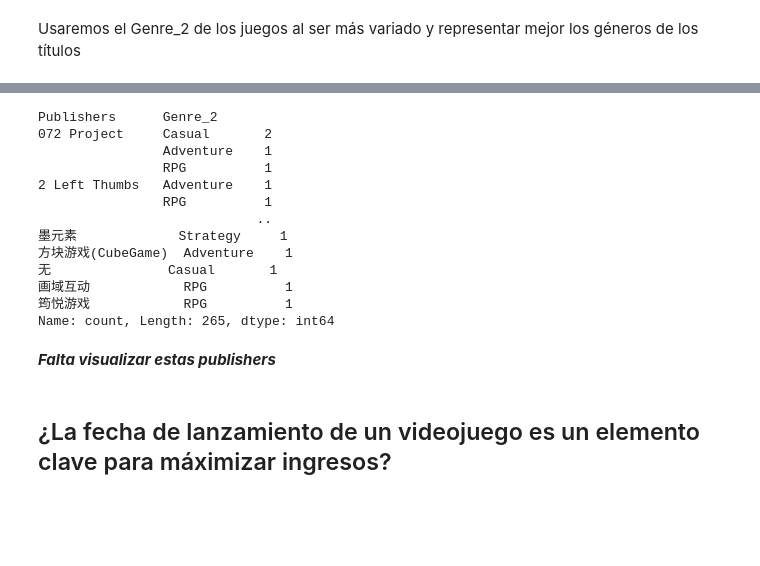
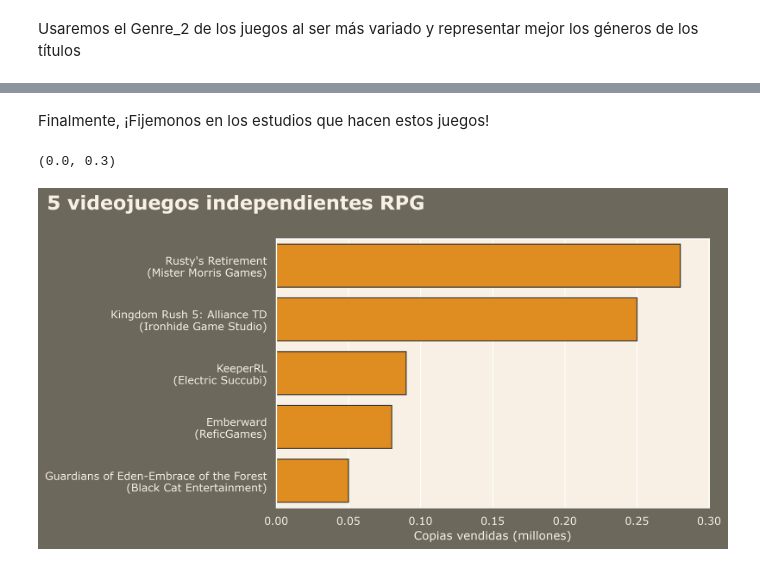
Before and after one commit to manuelfranceschi/EDA_GameInvestment, a Jupyter notebook: src/notebooks/Definicion_EDA.ipynb, the cells around one changed output, grey strips where cells are left out. Drawn from its saved outputs; the diff is of its cells as text; code cells hidden in the pictures; blank space fills up the shorter version.

```diff
--- a/src/notebooks/Definicion_EDA.ipynb
+++ b/src/notebooks/Definicion_EDA.ipynb
@@ -325,3 +329,5 @@ Finalmente, ¡Fijemonos en las publishers que financian estos juegos! Así podre
 # %%
 indie_genres = indie_games[~indie_games["Genre_2"].isin(["Indie","Early Access"])]
-indie_genres =indie_genres[(indie_genres["Price"] >= 4.99) & (indie_genres["Price"] <= 19.99) & (indie_genres["reviewScore"] > 7)]
+indie_genres = indie_genres[(indie_genres["Price"] >= 4.99) & (indie_genres["Price"] <= 19.99) & (indie_genres["reviewScore"] > 7)]
+rpg_games = indie_genres[indie_genres["Genre_2"] == "Strategy"].sort_values("copiesSold", ascending=False).head(5)
+rpg_games
@@ -328,20 +341,16 @@ indie_genres =indie_genres[(indie_genres["Price"] >= 4.99) & (indie_genres["Pric
-# %%
-indie_genres.groupby("Publishers")[["Genre_2"]].value_counts()
-# %% [output]
-Publishers      Genre_2
-072 Project     Casual       2
-                Adventure    1
-                RPG          1
-2 Left Thumbs   Adventure    1
-                RPG          1
-                            ..
-墨元素             Strategy     1
-方块游戏(CubeGame)  Adventure    1
-无               Casual       1
-画域互动            RPG          1
-筠悦游戏            RPG          1
-Name: count, Length: 265, dtype: int64
-# %% [markdown]
-***Falta visualizar estas publishers***
-# %% [markdown]
-## ¿La fecha de lanzamiento de un videojuego es un elemento clave para máximizar ingresos?
+# %% [markdown]
+Finalmente, ¡Fijemonos en los estudios que hacen estos juegos!
+# %%
+rpg_games["Game and Dev"] = rpg_games["Name"] + "\n" + " (" + rpg_games["Developers"] + ")"
+# %%
+fig = plt.figure(figsize=(8,5))
+
+sns.barplot(y="Game and Dev", x="copiesSold", data=rpg_games, color="#FF9000", edgecolor=".20")
+plt.setp(fig, linewidth=0)
+plt.xlabel("Copias vendidas (millones)")
+plt.ylabel("")
+plt.title("5 videojuegos independientes RPG", loc= "left", x= -0.53,fontsize= 20, weight="bold", pad=30)
+plt.xlim(0,0.3)
+# %% [output]
+(0.0, 0.3)
+[figure, added]
```
Also changed, not shown: parts of 16 cells of this notebook.
